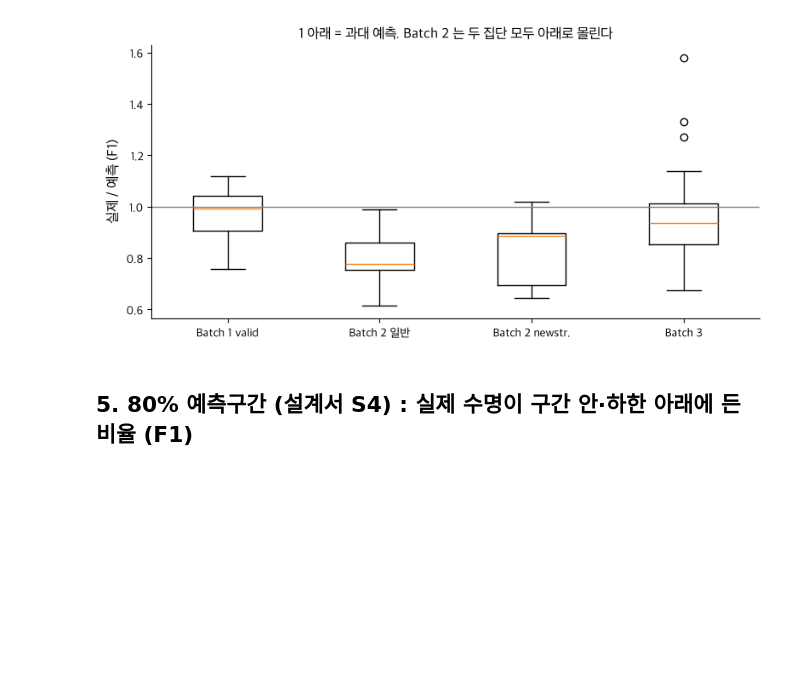
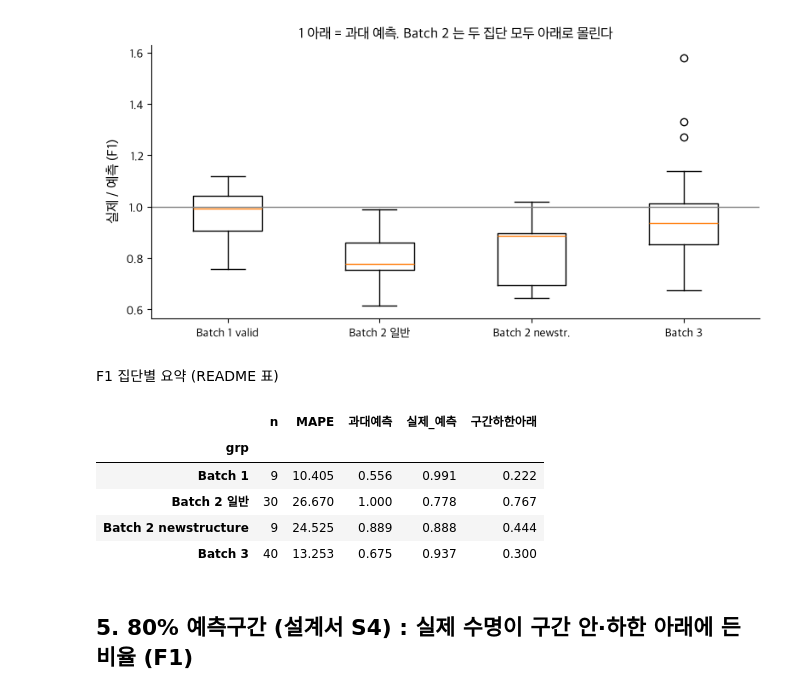
Before and after one commit to 97-99-02/ess-battery-project, a Jupyter notebook: notebooks/03_modeling.ipynb, the cells around one changed output. Saved outputs shown, nothing was run; the diff lists cells and outputs as text; code cells hidden in the pictures; blank space fills up the shorter version.

```diff
--- a/notebooks/03_modeling.ipynb
+++ b/notebooks/03_modeling.ipynb
@@ -160,6 +183,20 @@ ax.set_title('1 아래 = 과대 예측. Batch 2 는 두 집단 모두 아래로
 plt.tight_layout(); plt.savefig(f'{FIG}/day2_ratio_by_group.png', bbox_inches='tight'); plt.show()
 # %% [output]
 [figure]
+# %% [markdown]
+F1 집단별 요약 (README 표)
+# %%
+g = p[(p.model == 'F1') & p.split.isin(['valid', 'b2', 'b3'])].copy()
+g['below_pi'] = g.y_log < g.pi_lo_log
+g.groupby('grp').agg(n=('ape', 'size'), MAPE=('ape', 'mean'), 과대예측=('over', 'mean'), 실제_예측=('ratio', 'median'),
+                     구간하한아래=('below_pi', 'mean')).loc[['Batch 1', 'Batch 2 일반', 'Batch 2 newstructure', 'Batch 3']].round(3)
+# %% [output]
+|  | n | MAPE | 과대예측 | 실제_예측 | 구간하한아래 |
+| grp |  |  |  |  |  |
+| Batch 1 | 9 | 10.405 | 0.556 | 0.991 | 0.222 |
+| Batch 2 일반 | 30 | 26.670 | 1.000 | 0.778 | 0.767 |
+| Batch 2 newstructure | 9 | 24.525 | 0.889 | 0.888 | 0.444 |
+| Batch 3 | 40 | 13.253 | 0.675 | 0.937 | 0.300 |
 # %% [markdown]
 ## 5. 80% 예측구간 (설계서 S4) : 실제 수명이 구간 안·하한 아래에 든 비율 (F1)
 # %%
```
Also changed, not shown: parts of 2 cells of this notebook, 2 other files.
